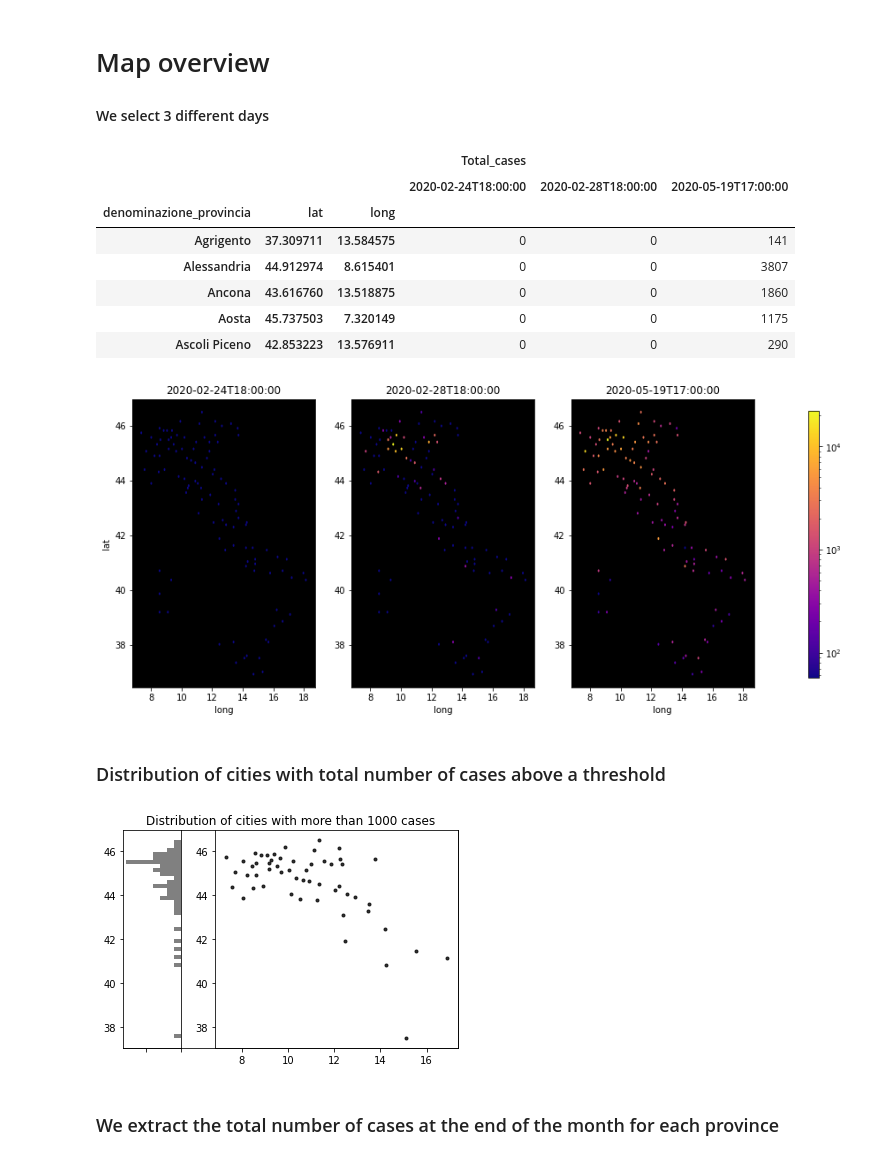
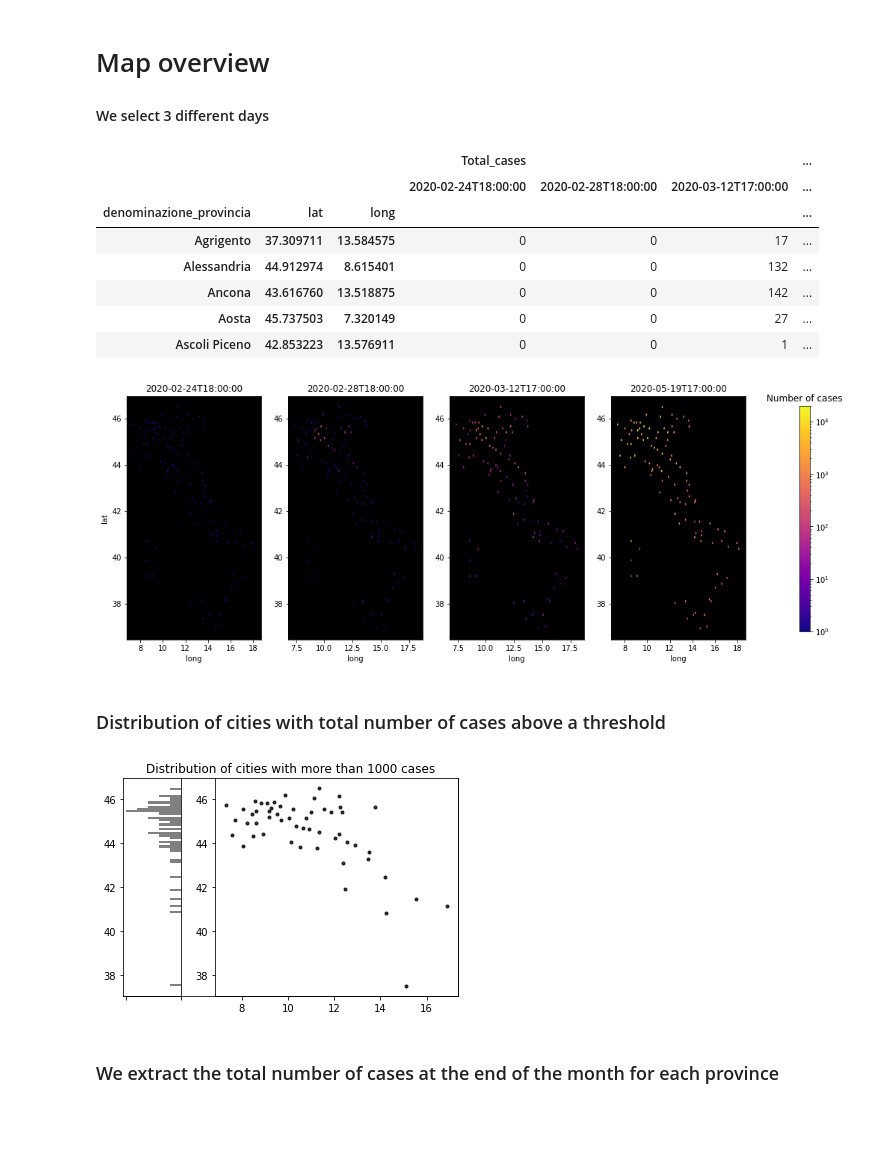
Before and after one commit to ClaudiaRaffaelli/COVID-19-analysis, a Jupyter notebook: covid-19_pandas_analysis_abdy.ipynb, the cells around one changed output. Cells and saved outputs as stored; diff of their text form; code cells hidden in the pictures; blank space fills up the shorter version.

Commit message:
Colors for regions's GeoDataFrame

```diff
--- a/covid-19_pandas_analysis_abdy.ipynb
+++ b/covid-19_pandas_analysis_abdy.ipynb
@@ -69,7 +76,7 @@ density_data.head()
 # %%
 days_df = []
 days = density_data.index.unique(level=1)
-days = list( days[i] for i in [0, len(days)//(19), len(days)-1] ) # Select 3 different days
+days = list( days[i] for i in [0, len(days)//(20), len(days)//(5), len(days)-1] ) # Select 3 different days
 for i, day in enumerate(range(len(days))):
     interested_rows = []
     for sigla_pv in density_data.index.unique(level=0):
@@ -81,38 +88,39 @@ columns = pd.MultiIndex.from_product([['Total_cases'], days])
 total_cases_df.columns = columns
 total_cases_df.head()
 # %% [output]
-|  |  |  | Total_cases |  |  |
-|  |  |  | 2020-02-24T18:00:00 | 2020-02-28T18:00:00 | 2020-05-19T17:00:00 |
-| denominazione_provincia | lat | long |  |  |  |
-| Agrigento | 37.309711 | 13.584575 | 0 | 0 | 141 |
-| Alessandria | 44.912974 | 8.615401 | 0 | 0 | 3807 |
-| Ancona | 43.616760 | 13.518875 | 0 | 0 | 1860 |
-| Aosta | 45.737503 | 7.320149 | 0 | 0 | 1175 |
-| Ascoli Piceno | 42.853223 | 13.576911 | 0 | 0 | 290 |
+|  |  |  | Total_cases |  |  | ... |
+|  |  |  | 2020-02-24T18:00:00 | 2020-02-28T18:00:00 | 2020-03-12T17:00:00 | ... |
+| denominazione_provincia | lat | long |  |  |  | ... |
+| Agrigento | 37.309711 | 13.584575 | 0 | 0 | 17 | ... |
+| Alessandria | 44.912974 | 8.615401 | 0 | 0 | 132 | ... |
+| Ancona | 43.616760 | 13.518875 | 0 | 0 | 142 | ... |
+| Aosta | 45.737503 | 7.320149 | 0 | 0 | 27 | ... |
+| Ascoli Piceno | 42.853223 | 13.576911 | 0 | 0 | 1 | ... |
 # %%
 from matplotlib.colors import LinearSegmentedColormap
 
 grid_size = (1,len(days))
-fig, axes = plt.subplots(nrows=grid_size[0], ncols=grid_size[1], figsize=(17,6))
+fig, axes = plt.subplots(nrows=grid_size[0], ncols=grid_size[1], figsize=(20,6))
 x = total_cases_df.index.unique(level=2) # longitude
 y = total_cases_df.index.unique(level=1) # latitude
 for i,day in enumerate(days):
     z = total_cases_df['Total_cases'][day]
     axes[i].set_facecolor('black')
-    im = axes[i].hexbin(x,y, C=z, bins='log', edgecolors=None, cmap='plasma')
+    im = axes[i].hexbin(x,y, C=z, bins='log', edgecolors=None, cmap='plasma', vmin=1., vmax=20000)
     axes[i].set_title(day)
     axes[i].set_xlabel("long")
 
 # Color bar
 fig.subplots_adjust(right=0.7)
 cbar_ax = fig.add_axes([0.75, 0.15, 0.01, 0.7])
+cbar_ax.set_title('Number of cases')
 fig.colorbar(im, cax=cbar_ax)
 
 
 axes[0].set_ylabel("lat")
 plt.show()
 # %% [output]
-[figure, old version]
+[figure, new version]
 # %% [markdown]
 ### Distribution of cities with total number of cases above a threshold
 # %%
@@ -130,15 +138,14 @@ plt.xticks([])
 plt.yticks([])
 
 y_hist = fig.add_subplot(grid[:, 0], xticklabels=[])
-main_ax = fig.add_subplot(grid[:, 1:], sharey=y_hist, sharex=x_hist)
+main_ax = fig.add_subplot(grid[:, 1:], sharey=y_hist)
 # scatter points on the main axes
 main_ax.plot(x, y, 'ok', markersize=3, alpha=0.8)
-#main_ax.set_yticklabels([])
 # histogram on the attached axes
-y_hist.hist(y, 50, histtype='stepfilled', orientation='horizontal', color='gray')
+y_hist.hist(y, 90, histtype='stepfilled', orientation='horizontal', color='gray')
 y_hist.invert_xaxis()
 # %% [output]
-[figure, old version]
+[figure, new version]
 # %% [markdown]
 ### We extract the total number of cases at the end of the month for each province
 # %%
```
Also changed, not shown: parts of 14 cells of this notebook.
